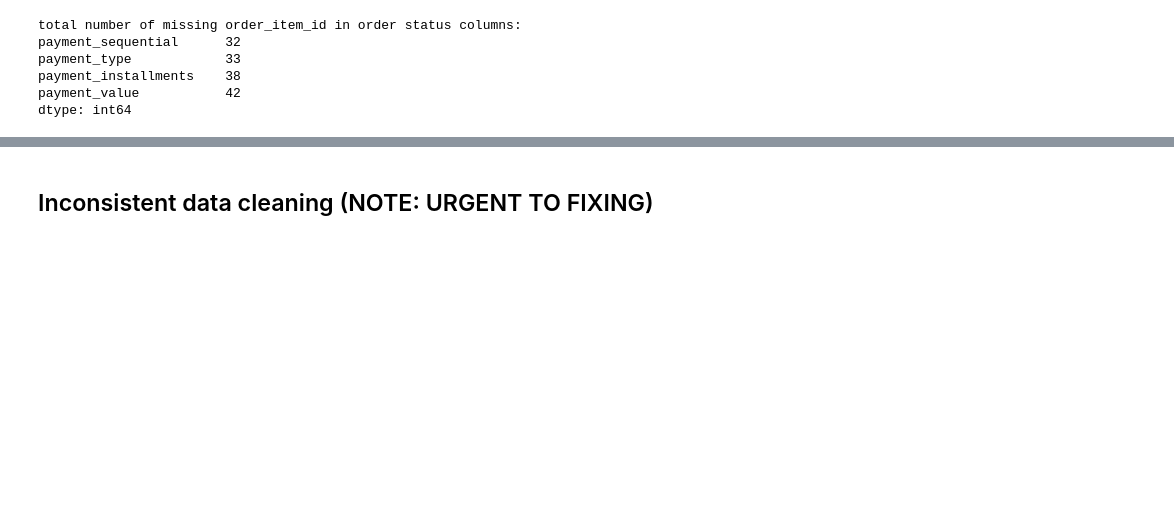
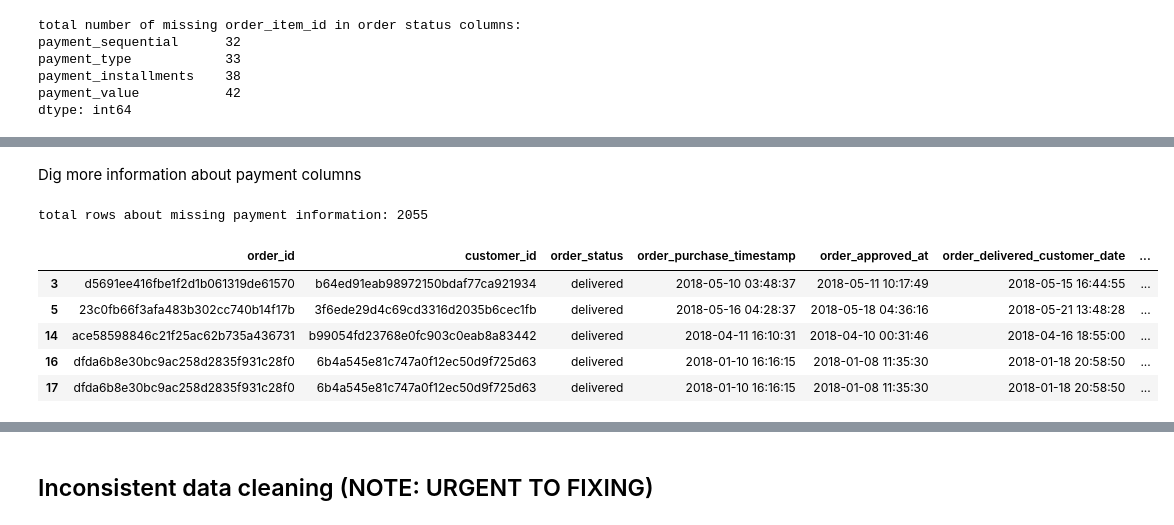
Before and after one commit to RizkiRdm/Olist-E-commerce-Performance-Analysis, a Jupyter notebook: notebooks/data_cleaning.ipynb, the cells around one changed output, grey strips where cells are left out. Cells and saved outputs as stored; diff of their text form; code cells hidden in the pictures; blank space fills up the shorter version.

```diff
--- a/notebooks/data_cleaning.ipynb
+++ b/notebooks/data_cleaning.ipynb
@@ -1422,10 +1422,10 @@ initial_rows = len(ecom_data_df)
 print(f"early total rows data: {initial_rows}")
 
 # drop missing values
-drop_rows_data = ecom_data_df.dropna(subset=["order_item_id"])
+ecom_data_df.dropna(subset=["order_item_id"], inplace=True)
 
 # save total rows after droping
-rows_after_dropping = len(drop_rows_data)
+rows_after_dropping = len(ecom_data_df)
 print(f"total rows after remove data: {rows_after_dropping}")
 
 if rows_after_dropping <= initial_rows:
@@ -1434,9 +1434,7 @@ if rows_after_dropping <= initial_rows:
         f"Success: Removed {removed_count} rows where 'order_item_id' was missing (NaN)"
     )
 else:
-    print(
-        "Something unexpected happened: Number of rows after dropping is not less than or equal to initial rows"
-    )
+    print("data has been removed or there is error in the code")
 # %% [output]
 early total rows data: 10277
 total rows after remove data: 9727
@@ -1466,0 +1498,40 @@ dtype: int64
+# %% [markdown]
+Dig more information about payment columns
+# %%
+payment_columns = [
+    "payment_sequential",
+    "payment_type",
+    "payment_installments",
+    "payment_value",
+]
+
+missing_payment_mask = ecom_data_df[payment_columns].isnull().any(axis=1)
+missing_payment_df = ecom_data_df[missing_payment_mask]
+# %%
+print(f"total rows about missing payment information: {len(missing_payment_df)}")
+# %% [output]
+total rows about missing payment information: 2055
+# %%
+sample_columns_to_display = [
+    "order_id",
+    "customer_id",
+    "order_status",
+    "order_purchase_timestamp",
+    "order_approved_at",
+    "order_delivered_customer_date",
+    "payment_type",
+    "payment_value",
+    "product_id",
+    "price",
+    "freight_value",
+    "product_category_name",
+]
+
+display(missing_payment_df[sample_columns_to_display].head())
+# %% [output]
+|  | order_id | customer_id | order_status | order_purchase_timestamp | order_approved_at | order_delivered_customer_date | ... |
+| 3 | d5691ee416fbe1f2d1b061319de61570 | b64ed91eab98972150bdaf77ca921934 | delivered | 2018-05-10 03:48:37 | 2018-05-11 10:17:49 | 2018-05-15 16:44:55 | ... |
+| 5 | 23c0fb66f3afa483b302cc740b14f17b | 3f6ede29d4c69cd3316d2035b6cec1fb | delivered | 2018-05-16 04:28:37 | 2018-05-18 04:36:16 | 2018-05-21 13:48:28 | ... |
+| 14 | ace58598846c21f25ac62b735a436731 | b99054fd23768e0fc903c0eab8a83442 | delivered | 2018-04-11 16:10:31 | 2018-04-10 00:31:46 | 2018-04-16 18:55:00 | ... |
+| 16 | dfda6b8e30bc9ac258d2835f931c28f0 | 6b4a545e81c747a0f12ec50d9f725d63 | delivered | 2018-01-10 16:16:15 | 2018-01-08 11:35:30 | 2018-01-18 20:58:50 | ... |
+| 17 | dfda6b8e30bc9ac258d2835f931c28f0 | 6b4a545e81c747a0f12ec50d9f725d63 | delivered | 2018-01-10 16:16:15 | 2018-01-08 11:35:30 | 2018-01-18 20:58:50 | ... |
```
Also changed, not shown: parts of 15 cells of this notebook.
